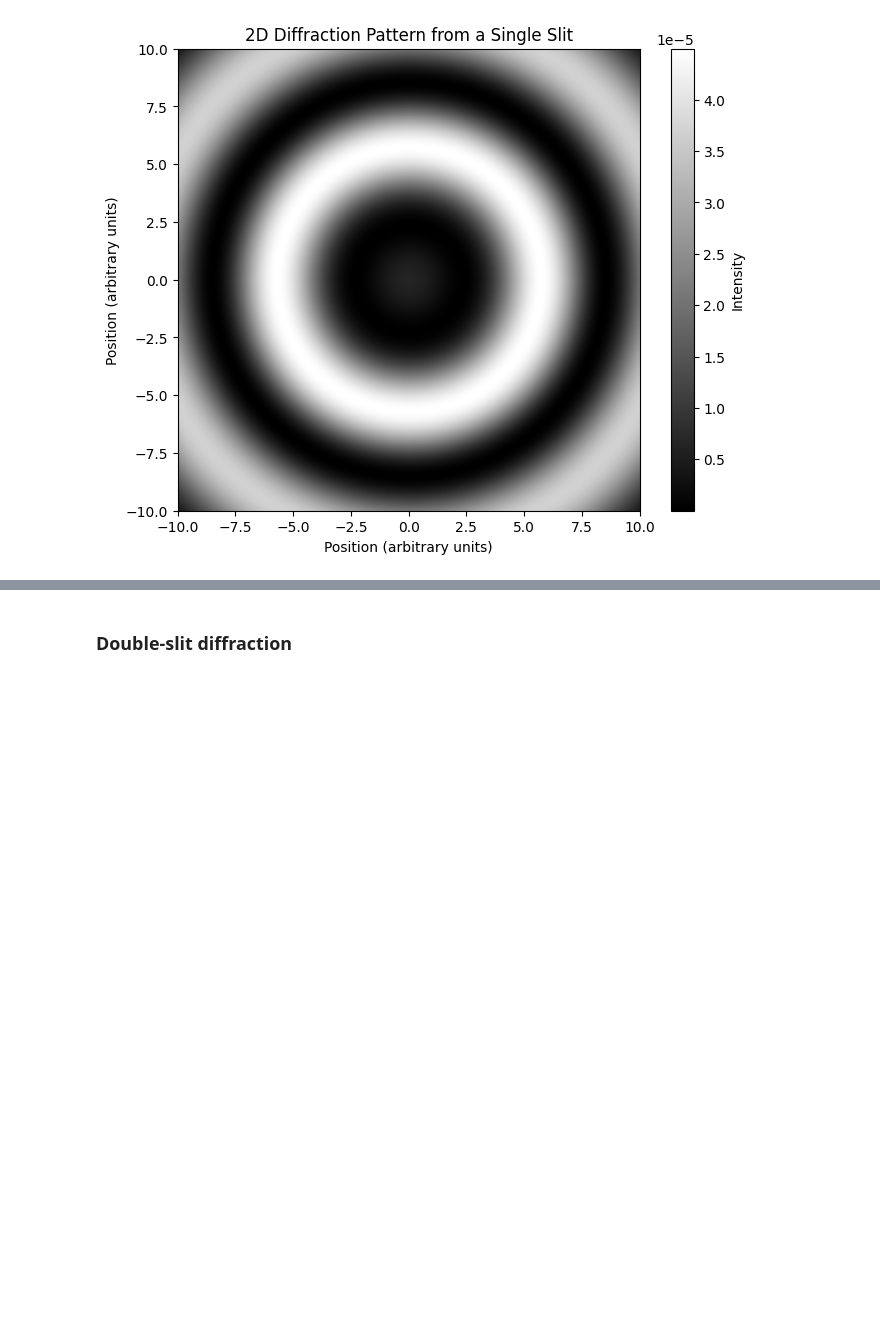
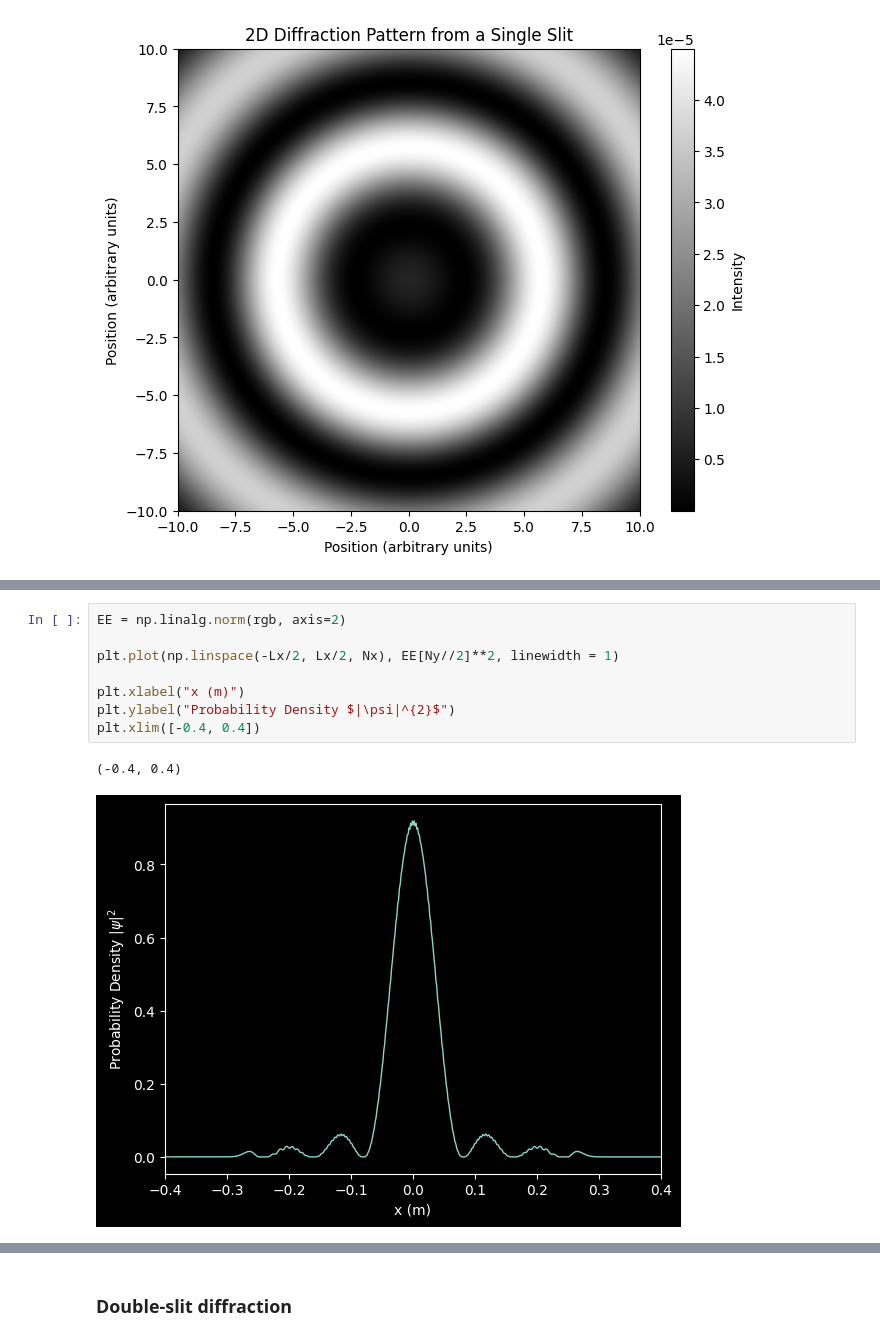
Before and after one commit to MariyaSV78/notebook_Diffraction, a Jupyter notebook: Diffraction.ipynb, the cells around one changed output, grey strips where cells are left out. Cells and saved outputs as stored; diff of their text form; blank space fills up the shorter version.

```diff
--- a/Diffraction.ipynb
+++ b/Diffraction.ipynb
@@ -247,0 +298,11 @@ plt.show()
+# %%
+EE = np.linalg.norm(rgb, axis=2)
+
+plt.plot(np.linspace(-Lx/2, Lx/2, Nx), EE[Ny//2]**2, linewidth = 1)
+
+plt.xlabel("x (m)")
+plt.ylabel("Probability Density $|\psi|^{2}$")
+plt.xlim([-0.4, 0.4])
+# %% [output]
+(-0.4, 0.4)
+[figure, added]
```
Also changed, not shown: parts of 8 cells of this notebook.
